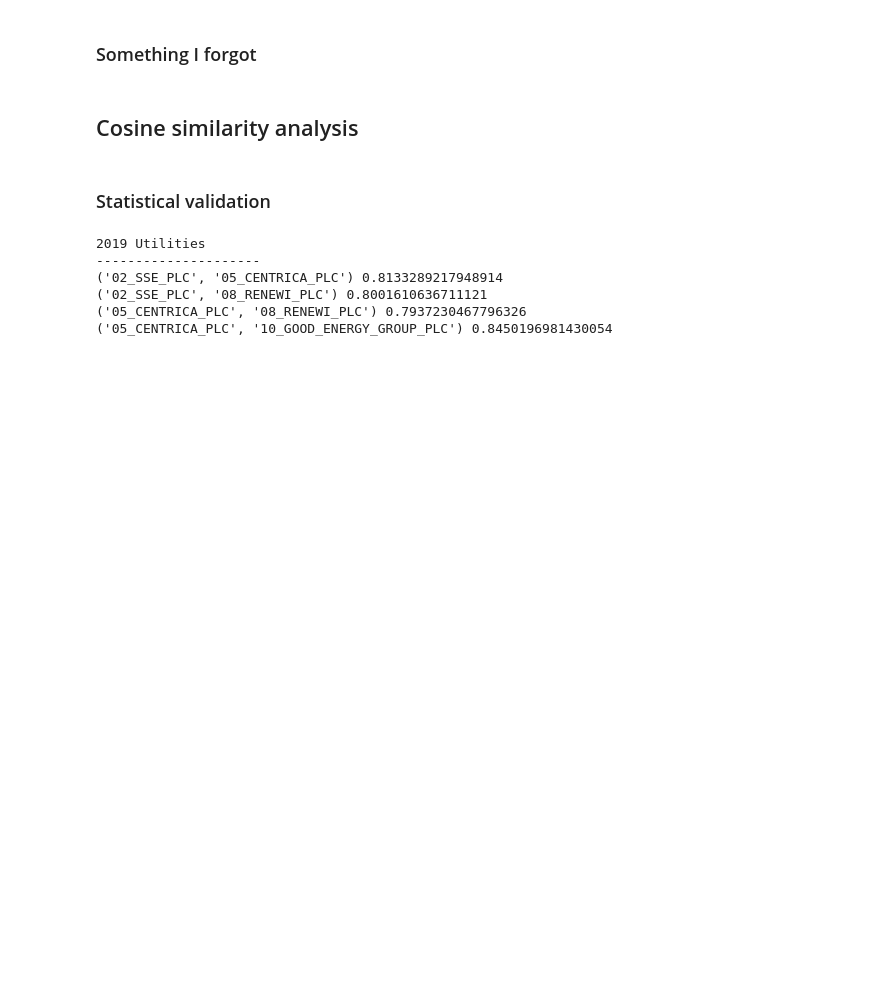
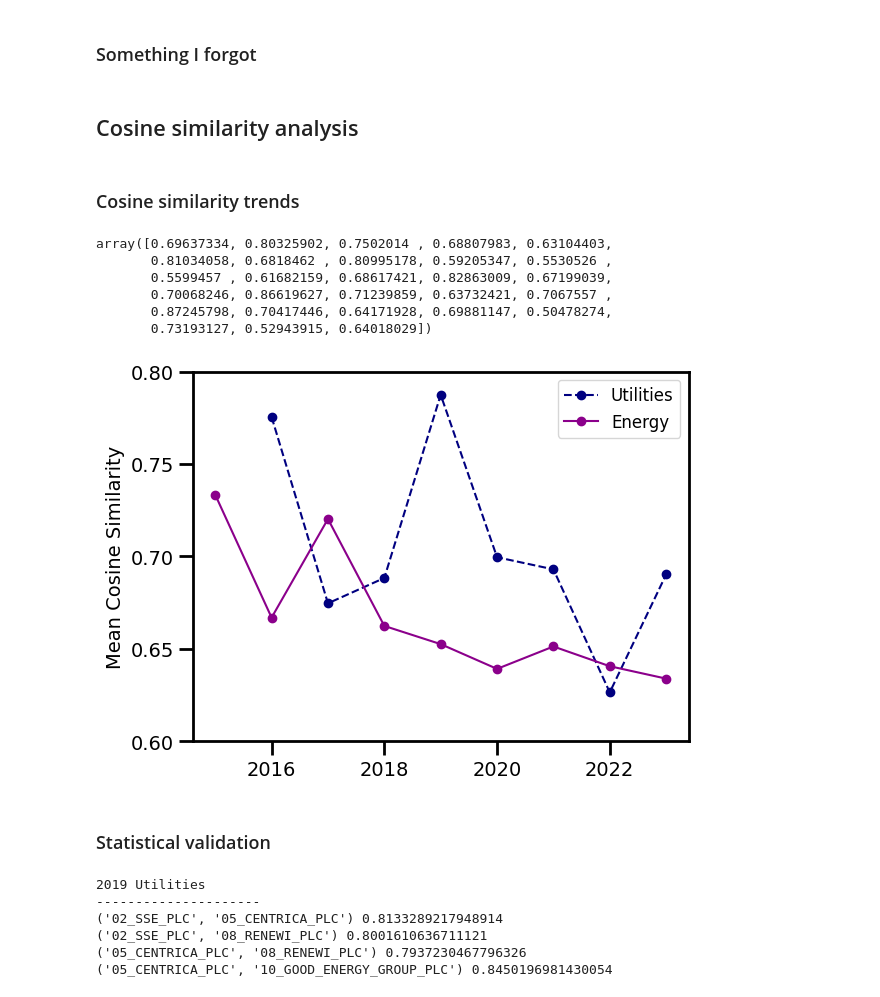
Before and after one commit to fabiosaracco/sdg_repos, a Jupyter notebook: 3_1_semantic_analysis.ipynb, the cells around one changed output. Saved outputs shown, nothing was run; the diff lists cells and outputs as text; code cells hidden in the pictures; blank space fills up the shorter version.

Commit message:
more plots

```diff
--- a/3_1_semantic_analysis.ipynb
+++ b/3_1_semantic_analysis.ipynb
@@ -120,6 +120,41 @@ with open ('./data/energy_utilities_cos_sim_mats.pickle', 'rb') as f:
     cos_sim_dict=pickle.load(f)
 # %%
 years=list(range(2015, 2024))
+# %% [markdown]
+### Cosine similarity trends
+# %%
+cos_sim_dict[year][field]['cos_sim'][cos_sim_dict[year][field]['cos_sim']!=0]
+# %% [output]
+array([0.69637334, 0.80325902, 0.7502014 , 0.68807983, 0.63104403,
+       0.81034058, 0.6818462 , 0.80995178, 0.59205347, 0.5530526 ,
+       0.5599457 , 0.61682159, 0.68617421, 0.82863009, 0.67199039,
+       0.70068246, 0.86619627, 0.71239859, 0.63732421, 0.7067557 ,
+       0.87245798, 0.70417446, 0.64171928, 0.69881147, 0.50478274,
+       0.73193127, 0.52943915, 0.64018029])
+# %%
+cos_sim_avg={}
+cos_sim_avg['Energy']=[]
+cos_sim_avg['Utilities']=[]
+for year in years:
+    for field in ['Energy', 'Utilities']:
+        pvals=cos_sim_dict[year][field]['pvals']
+        cos_sim=cos_sim_dict[year][field]['cos_sim']
+        # select non zero entries
+        cos_sim=cos_sim[cos_sim>0]
+        cos_sim_avg[field].append(np.mean(cos_sim))
+# %%
+colors=['navy', 'darkmagenta']
+lss=['--', '-']
+for i, field in enumerate(['Utilities', 'Energy']):
+    plt.plot(years, cos_sim_avg[field], marker='o', ls=lss[i], c=colors[i], label=field)
+plt.ylim(0.6, 0.8)
+plt.yticks(np.linspace(.6, .8, endpoint=True, num=5))
+plt.ylabel('Mean Cosine Similarity', fontsize=14)
+plt.legend(fontsize=12)
+plt.savefig('./plots/chatgpt_mean_cos_sim_all.png', dpi=300, bbox_inches='tight')
+plt.show()
+# %% [output]
+[figure, added]
 # %% [markdown]
 ### Statistical validation
 # %%
```
Also changed, not shown: parts of 8 cells of this notebook, 1 other file.
